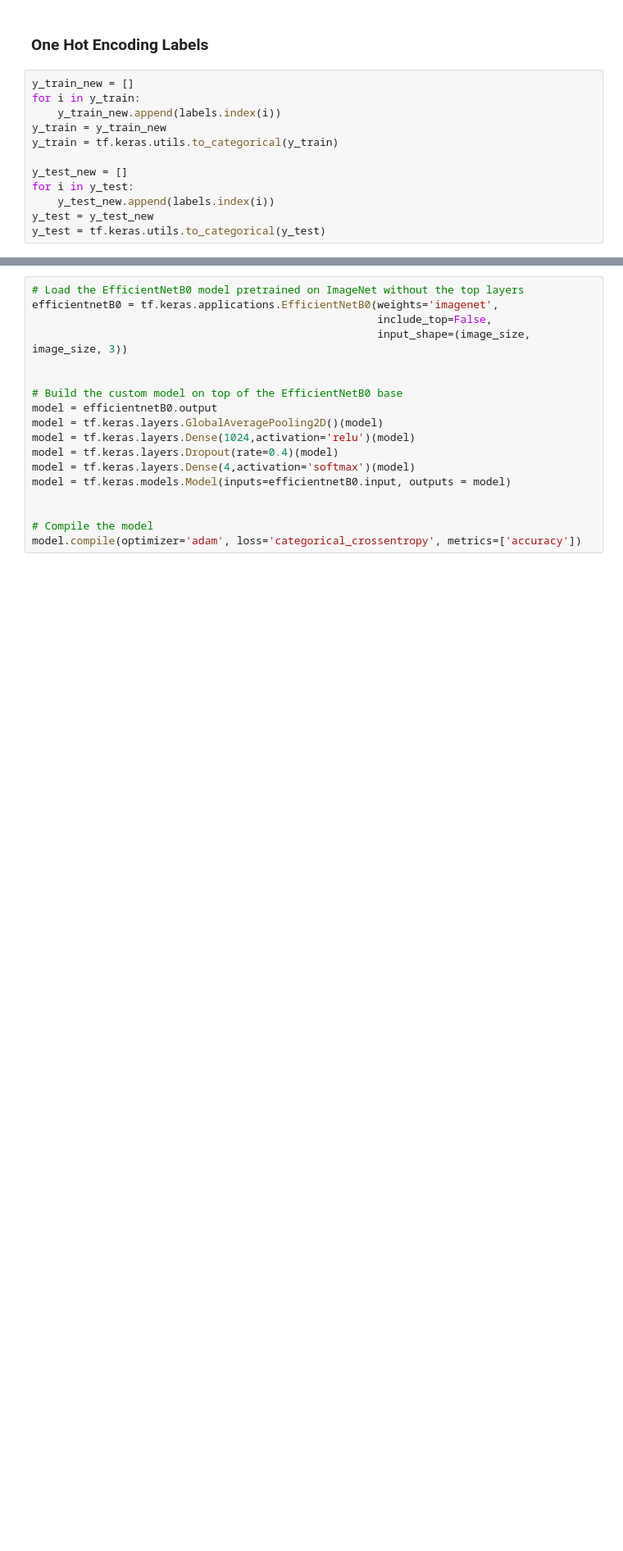
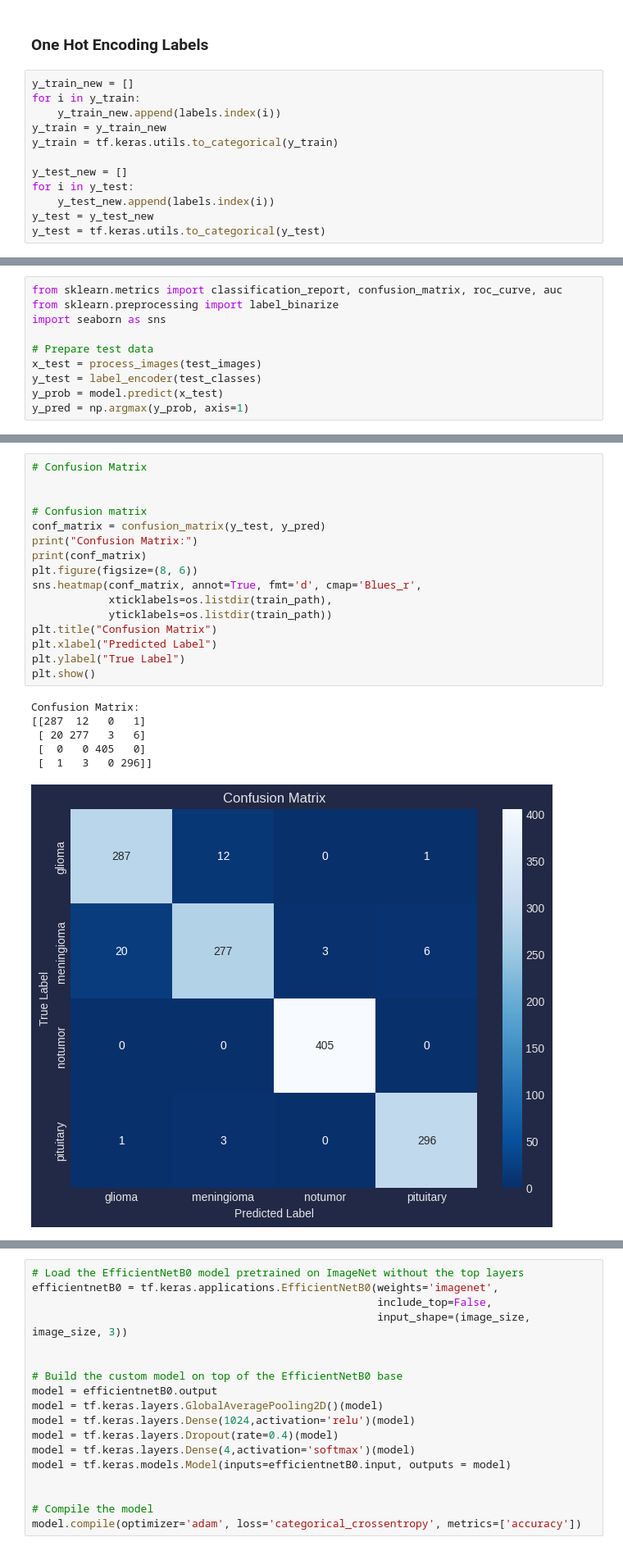
Before and after one commit to lamcnguyen89/CAP_5516_Medical_Imaging_Computing, a Jupyter notebook: Final_Project/Brain-Tumor-Detection-Using-Deep-Learning-MRI-Images-Detection-Using-Computer-Vision/Brain_Tumor_Classification.ipynb, the cells around one changed output, grey strips where cells are left out. Shown at 82% size. Drawn from its saved outputs; the diff is of its cells as text; blank space fills up the shorter version.

```diff
--- a/Final_Project/Brain-Tumor-Detection-Using-Deep-Learning-MRI-Images-Detection-Using-Computer-Vision/ResNet_Brain_Tumor.ipynb
+++ b/Final_Project/Brain-Tumor-Detection-Using-Deep-Learning-MRI-Images-Detection-Using-Computer-Vision/Brain_Tumor_Classification.ipynb
@@ -159,0 +394,10 @@ y_test = tf.keras.utils.to_categorical(y_test)
+# %%
+from sklearn.metrics import classification_report, confusion_matrix, roc_curve, auc
+from sklearn.preprocessing import label_binarize
+import seaborn as sns
+
+# Prepare test data
+x_test = process_images(test_images)
+y_test = label_encoder(test_classes)
+y_prob = model.predict(x_test)
+y_pred = np.argmax(y_prob, axis=1)
@@ -159,0 +406,23 @@ y_test = tf.keras.utils.to_categorical(y_test)
+# %%
+# Confusion Matrix
+
+
+# Confusion matrix
+conf_matrix = confusion_matrix(y_test, y_pred)
+print("Confusion Matrix:")
+print(conf_matrix)
+plt.figure(figsize=(8, 6))
+sns.heatmap(conf_matrix, annot=True, fmt='d', cmap='Blues_r',
+            xticklabels=os.listdir(train_path),
+            yticklabels=os.listdir(train_path))
+plt.title("Confusion Matrix")
+plt.xlabel("Predicted Label")
+plt.ylabel("True Label")
+plt.show()
+# %% [output]
+Confusion Matrix:
+[[287  12   0   1]
+ [ 20 277   3   6]
+ [  0   0 405   0]
+ [  1   3   0 296]]
+[figure, added]
```
Also changed, not shown: parts of 42 cells of this notebook, 7 other files.
